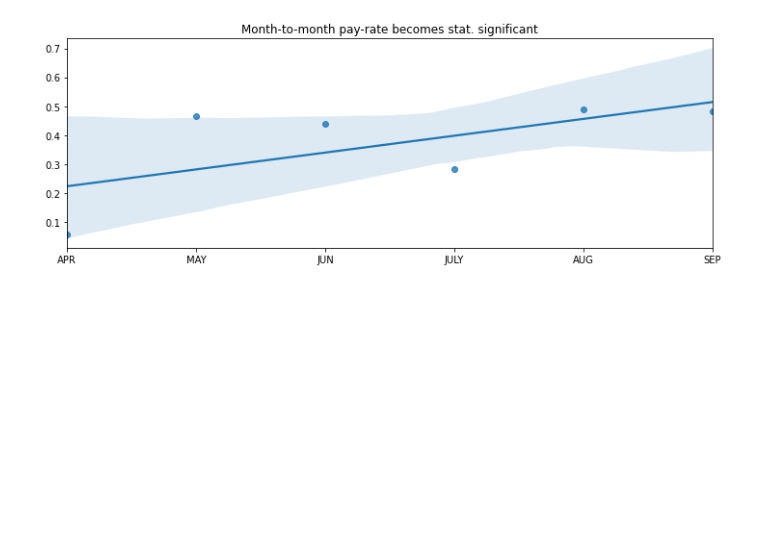
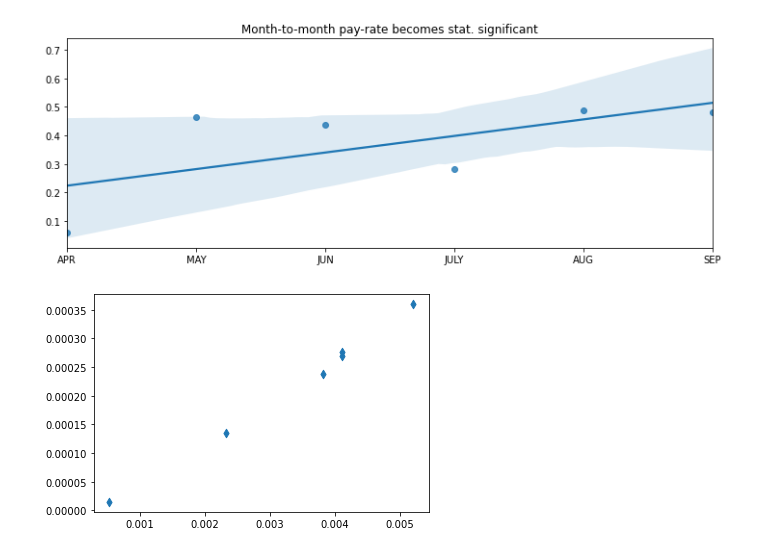
Before and after one commit to dsGitHubRepository/springboard-capstone-I, a Jupyter notebook: dcccl-Stat-II.ipynb, the cells around one changed output. Saved outputs shown, nothing was run; the diff lists cells and outputs as text; code cells hidden in the pictures; blank space fills up the shorter version.

```diff
--- a/dcccl-Stat-II.ipynb
+++ b/dcccl-Stat-II.ipynb
@@ -129,6 +129,11 @@ df_1.shape, df_0.shape
 fig, axs = plt.subplots(6)
 j = 0
 p_values = []
+sigmaar1 = []
+muar1 = []
+
+sigmaar0 = []
+muar0 = []
 
 for c in cols[43:49]:
     x1 = df_1[c].sort_values(ascending=True).values
@@ -137,6 +142,12 @@ for c in cols[43:49]:
     p_values.append(p_)
     x1_pdf = norm.pdf(x1, loc=np.mean(x1), scale=np.std(x1))
     x0_pdf = norm.pdf(x0, loc=np.mean(x0), scale=np.std(x0))
+    mu1, sigma1 = norm.fit(x1_pdf)
+    sigmaar1.append(sigma1)
+    muar1.append(mu1)
+    mu0, sigma0 = norm.fit(x0_pdf)
+    sigmaar0.append(mu0)
+    muar0.append(sigmaar0)
     axs[j].plot(x1, x1_pdf, color='red', alpha=0.4, label='non-default')
     axs[j].plot(x0, x0_pdf, color='blue', alpha=0.7, label='default')
     axs[j].legend()
@@ -158,3 +165,8 @@ plt.xticks(np.arange(1,7), m)
 plt.show()
 # %% [output]
 [figure]
+# %%
+plt.scatter(muar1, sigmaar1, marker="d")
+plt.show()
+# %% [output]
+[figure, added]
```
Also changed, not shown: parts of 1 cell of this notebook.
